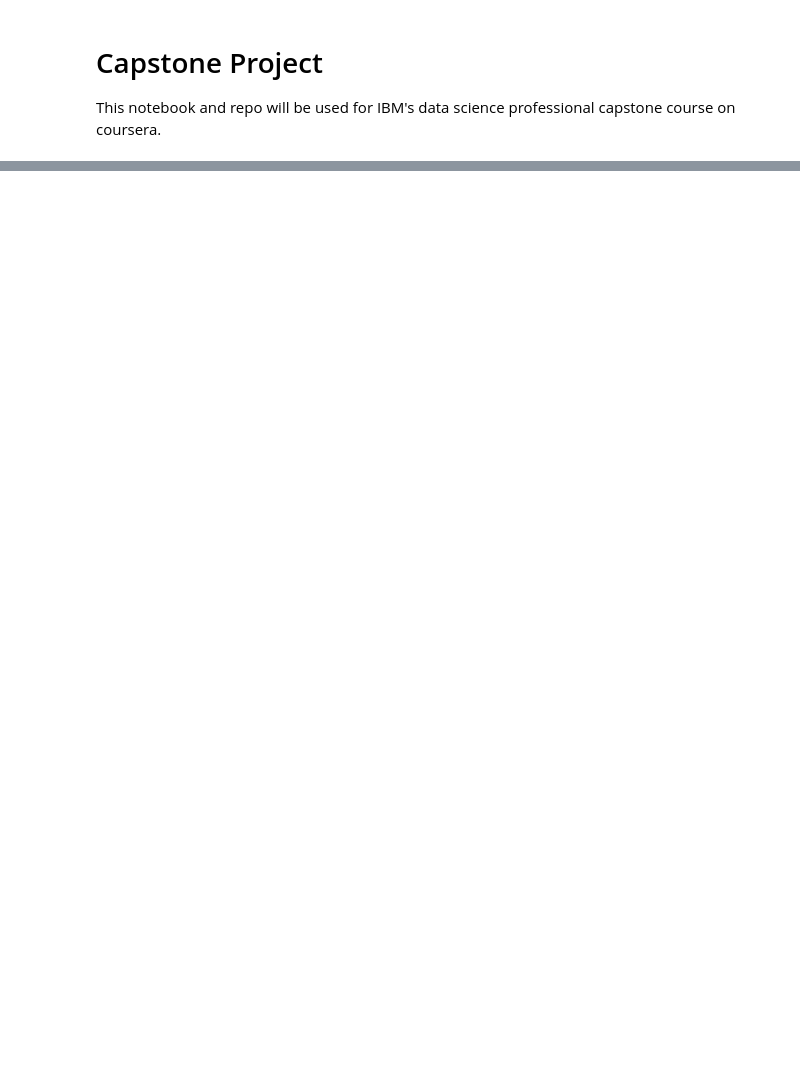
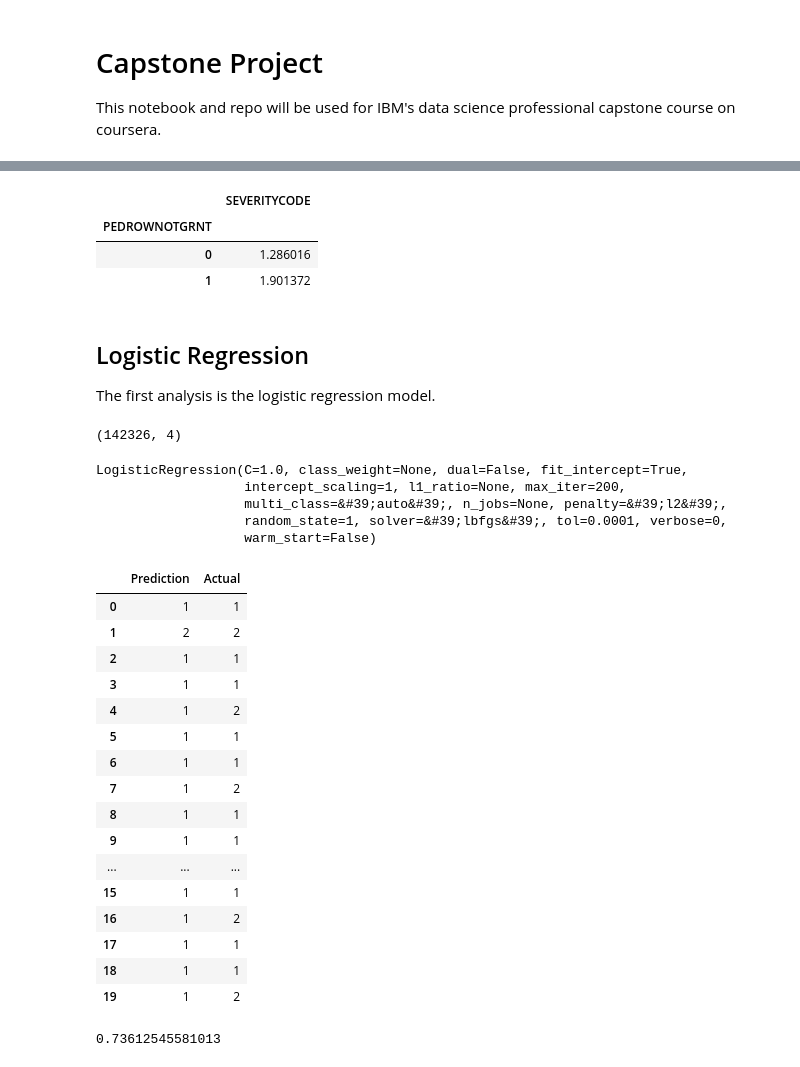
Before and after one commit to Duvey314/Coursera_Capstone, a Jupyter notebook: capstone.ipynb, the cells around one changed output, grey strips where cells are left out. Cells and saved outputs as stored; diff of their text form; code cells hidden in the pictures; blank space fills up the shorter version.

Commit message:
logistic regression and random forrest algorithms applied

```diff
--- a/capstone.ipynb
+++ b/capstone.ipynb
@@ -21,0 +196,71 @@ Car accidents happen every day all over the world. Due to the energy involved in
+# %%
+# How does pedestrian right of way effect severity
+ped_group_df = ped_df[['PEDROWNOTGRNT','SEVERITYCODE']].groupby(by='PEDROWNOTGRNT').mean()
+ped_group_df
+# %% [output]
+|  | SEVERITYCODE |
+| PEDROWNOTGRNT |  |
+| 0 | 1.286016 |
+| 1 | 1.901372 |
+# %% [markdown]
+## Logistic Regression
+The first analysis is the logistic regression model.
+# %%
+# Separate the Features (X) from the Target (y)
+y = ped_df['SEVERITYCODE']
+X = ped_df.drop(columns='SEVERITYCODE')
+# %%
+# Split our data into training and testing
+from sklearn.model_selection import train_test_split
+
+X_train, X_test, y_train, y_test = train_test_split(X,
+                                                    y,
+                                                    random_state=1,
+                                                    stratify=y)
+X_train.shape
+# %% [output]
+(142326, 4)
+# %%
+# Create a Logistic Regression Model
+from sklearn.linear_model import LogisticRegression
+classifier = LogisticRegression(solver='lbfgs',
+                                max_iter=200,
+                                random_state=1)
+# %%
+# Fit (train) the model using the training data
+classifier.fit(X_train, y_train)
+# %% [output]
+LogisticRegression(C=1.0, class_weight=None, dual=False, fit_intercept=True,
+                   intercept_scaling=1, l1_ratio=None, max_iter=200,
+                   multi_class=&#39;auto&#39;, n_jobs=None, penalty=&#39;l2&#39;,
+                   random_state=1, solver=&#39;lbfgs&#39;, tol=0.0001, verbose=0,
+                   warm_start=False)
+# %%
+# Make predictions
+y_pred = classifier.predict(X_test)
+results = pd.DataFrame({"Prediction": y_pred, "Actual": y_test}).reset_index(drop=True)
+results.head(20)
+# %% [output]
+|  | Prediction | Actual |
+| 0 | 1 | 1 |
+| 1 | 2 | 2 |
+| 2 | 1 | 1 |
+| 3 | 1 | 1 |
+| 4 | 1 | 2 |
+| 5 | 1 | 1 |
+| 6 | 1 | 1 |
+| 7 | 1 | 2 |
+| 8 | 1 | 1 |
+| 9 | 1 | 1 |
+| ... | ... | ... |
+| 15 | 1 | 1 |
+| 16 | 1 | 2 |
+| 17 | 1 | 1 |
+| 18 | 1 | 1 |
+| 19 | 1 | 2 |
+# %%
+# calculate the accuracy of the model
+from sklearn.metrics import accuracy_score
+print(accuracy_score(y_test, y_pred))
+# %% [output]
+0.73612545581013
```
Also changed, not shown: parts of 32 cells of this notebook, 2 other files.
